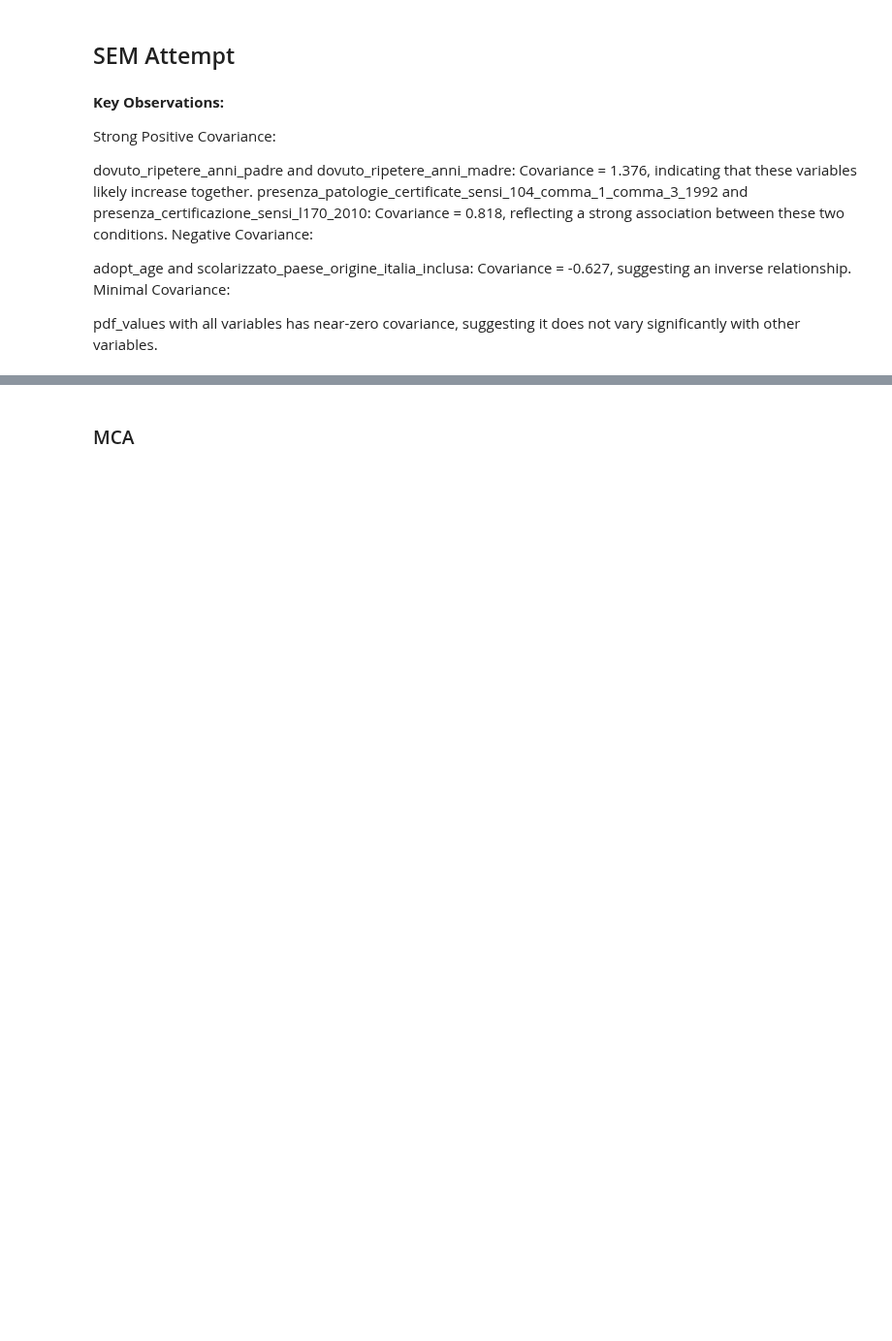
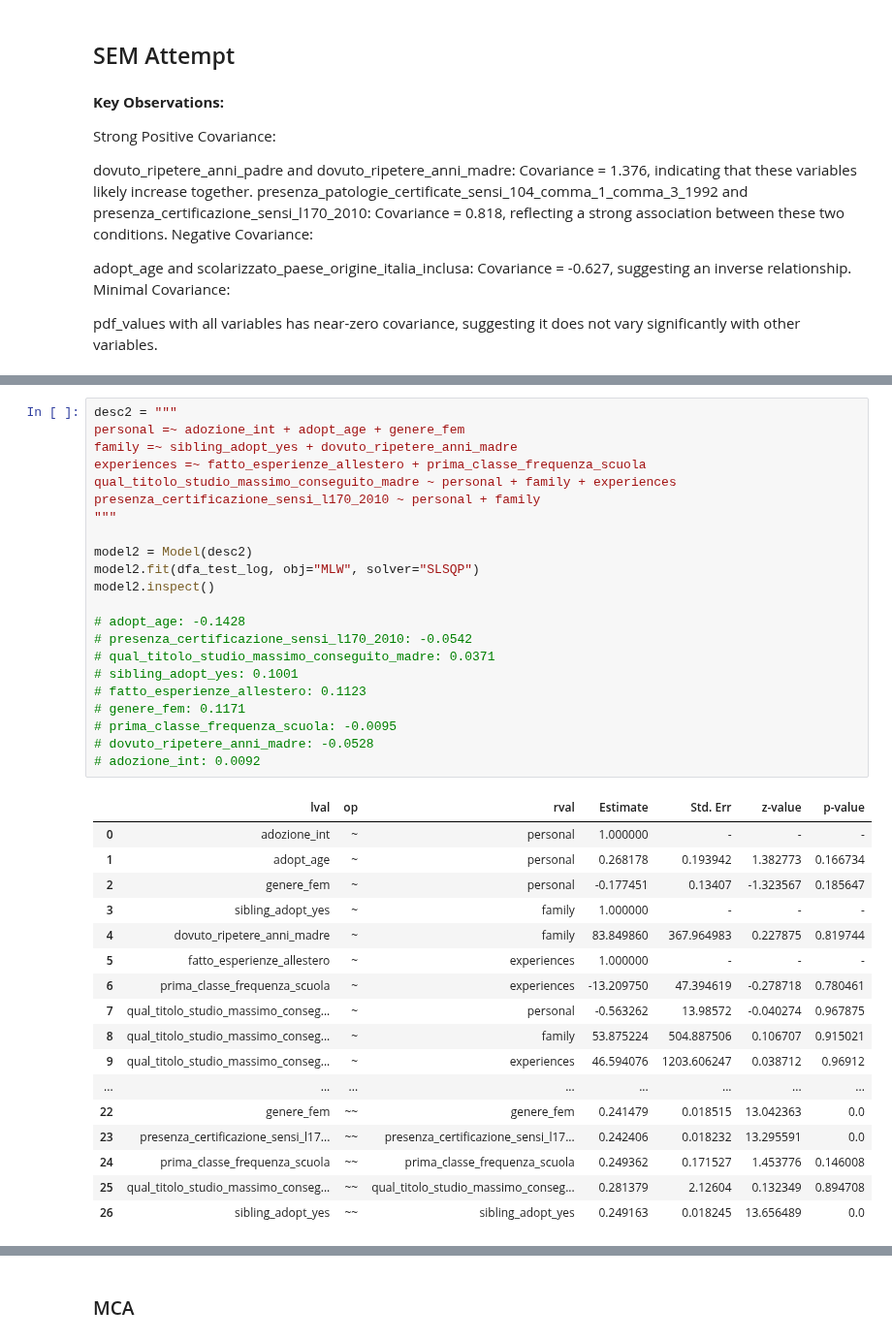
Before and after one commit to arina19-2000/unimi, a Jupyter notebook: tesi/tesi.ipynb, the cells around one changed output, grey strips where cells are left out. Shown at 97% size. Drawn from its saved outputs; the diff is of its cells as text; blank space fills up the shorter version.

```diff
--- a/tesi/tesi.ipynb
+++ b/tesi/tesi.ipynb
@@ -898,0 +971,40 @@ semopy.calc_stats(model)
+# %%
+desc2 = """
+personal =~ adozione_int + adopt_age + genere_fem
+family =~ sibling_adopt_yes + dovuto_ripetere_anni_madre
+experiences =~ fatto_esperienze_allestero + prima_classe_frequenza_scuola
+qual_titolo_studio_massimo_conseguito_madre ~ personal + family + experiences
+presenza_certificazione_sensi_l170_2010 ~ personal + family
+"""
+
+model2 = Model(desc2)
+model2.fit(dfa_test_log, obj="MLW", solver="SLSQP")
+model2.inspect()
+
+# adopt_age: -0.1428
+# presenza_certificazione_sensi_l170_2010: -0.0542
+# qual_titolo_studio_massimo_conseguito_madre: 0.0371
+# sibling_adopt_yes: 0.1001
+# fatto_esperienze_allestero: 0.1123
+# genere_fem: 0.1171
+# prima_classe_frequenza_scuola: -0.0095
+# dovuto_ripetere_anni_madre: -0.0528
+# adozione_int: 0.0092
+# %% [output]
+|  | lval | op | rval | Estimate | Std. Err | z-value | p-value |
+| 0 | adozione_int | ~ | personal | 1.000000 | - | - | - |
+| 1 | adopt_age | ~ | personal | 0.268178 | 0.193942 | 1.382773 | 0.166734 |
+| 2 | genere_fem | ~ | personal | -0.177451 | 0.13407 | -1.323567 | 0.185647 |
+| 3 | sibling_adopt_yes | ~ | family | 1.000000 | - | - | - |
+| 4 | dovuto_ripetere_anni_madre | ~ | family | 83.849860 | 367.964983 | 0.227875 | 0.819744 |
+| 5 | fatto_esperienze_allestero | ~ | experiences | 1.000000 | - | - | - |
+| 6 | prima_classe_frequenza_scuola | ~ | experiences | -13.209750 | 47.394619 | -0.278718 | 0.780461 |
+| 7 | qual_titolo_studio_massimo_conseg... | ~ | personal | -0.563262 | 13.98572 | -0.040274 | 0.967875 |
+| 8 | qual_titolo_studio_massimo_conseg... | ~ | family | 53.875224 | 504.887506 | 0.106707 | 0.915021 |
+| 9 | qual_titolo_studio_massimo_conseg... | ~ | experiences | 46.594076 | 1203.606247 | 0.038712 | 0.96912 |
+| ... | ... | ... | ... | ... | ... | ... | ... |
+| 22 | genere_fem | ~~ | genere_fem | 0.241479 | 0.018515 | 13.042363 | 0.0 |
+| 23 | presenza_certificazione_sensi_l17... | ~~ | presenza_certificazione_sensi_l17... | 0.242406 | 0.018232 | 13.295591 | 0.0 |
+| 24 | prima_classe_frequenza_scuola | ~~ | prima_classe_frequenza_scuola | 0.249362 | 0.171527 | 1.453776 | 0.146008 |
+| 25 | qual_titolo_studio_massimo_conseg... | ~~ | qual_titolo_studio_massimo_conseg... | 0.281379 | 2.12604 | 0.132349 | 0.894708 |
+| 26 | sibling_adopt_yes | ~~ | sibling_adopt_yes | 0.249163 | 0.018245 | 13.656489 | 0.0 |
```
Also changed, not shown: parts of 72 cells of this notebook.
